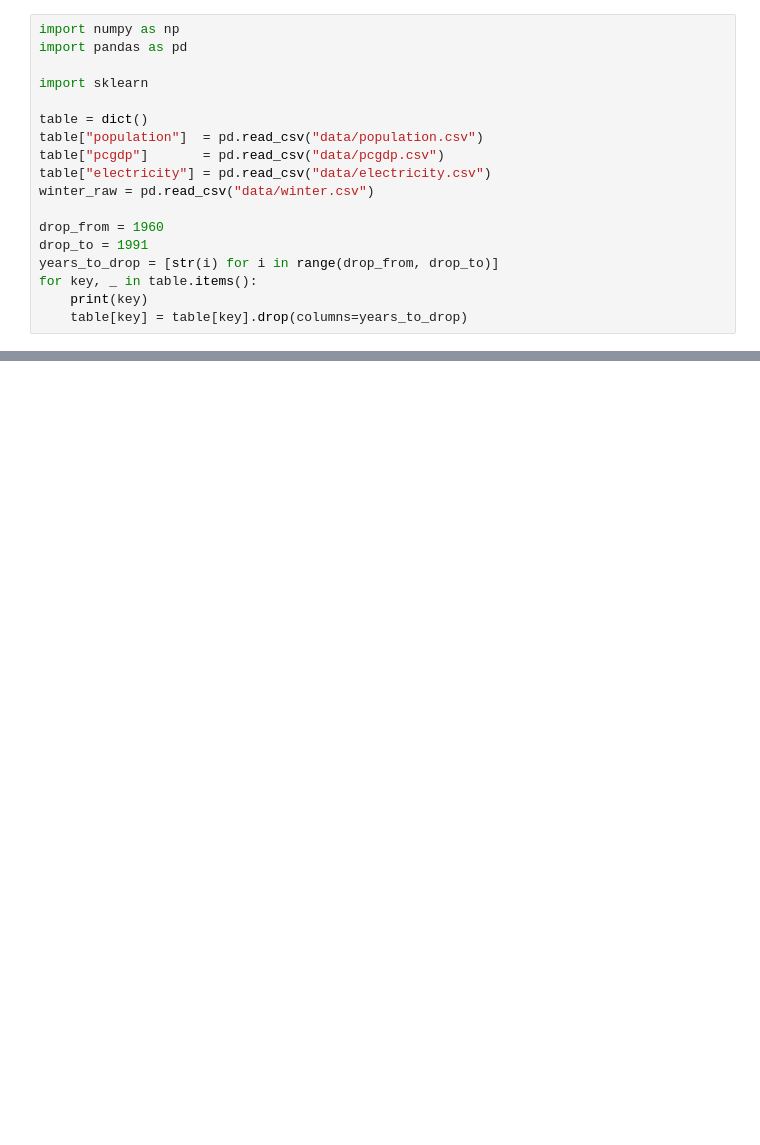
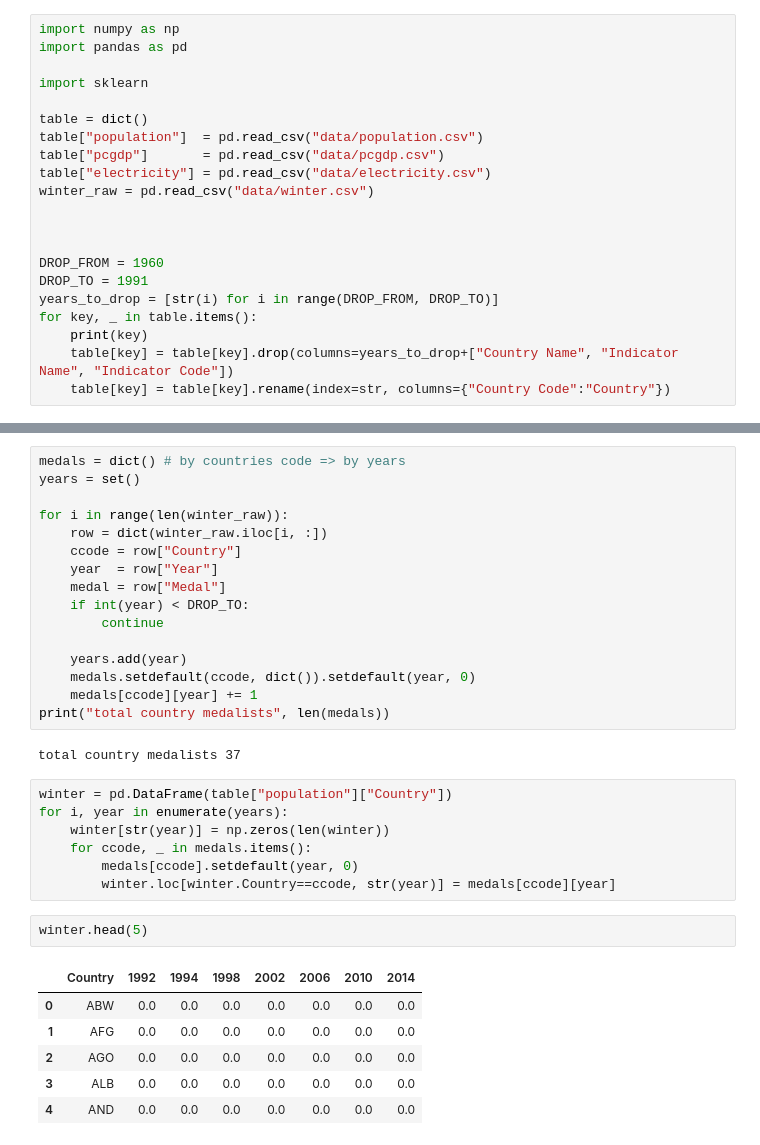
Before and after one commit to rustammm/economics-winter-olympics-stat, a Jupyter notebook: Untitled.ipynb, the cells around one changed output, grey strips where cells are left out. Saved outputs shown, nothing was run; the diff lists cells and outputs as text; blank space fills up the shorter version.

```diff
--- a/Untitled.ipynb
+++ b/Untitled.ipynb
@@ -10,9 +10,12 @@ table["pcgdp"]       = pd.read_csv("data/pcgdp.csv")
 table["electricity"] = pd.read_csv("data/electricity.csv")
 winter_raw = pd.read_csv("data/winter.csv")
 
-drop_from = 1960
-drop_to = 1991
-years_to_drop = [str(i) for i in range(drop_from, drop_to)]
+
+
+DROP_FROM = 1960
+DROP_TO = 1991
+years_to_drop = [str(i) for i in range(DROP_FROM, DROP_TO)]
 for key, _ in table.items():
     print(key)
-    table[key] = table[key].drop(columns=years_to_drop)
+    table[key] = table[key].drop(columns=years_to_drop+["Country Name", "Indicator Name", "Indicator Code"])
+    table[key] = table[key].rename(index=str, columns={"Country Code":"Country"})
@@ -30,0 +98,34 @@ table["electricity"].describe()
+# %%
+medals = dict() # by countries code => by years
+years = set()
+
+for i in range(len(winter_raw)):
+    row = dict(winter_raw.iloc[i, :])
+    ccode = row["Country"]
+    year  = row["Year"]
+    medal = row["Medal"]
+    if int(year) < DROP_TO:
+        continue
+
+    years.add(year)
+    medals.setdefault(ccode, dict()).setdefault(year, 0)
+    medals[ccode][year] += 1
+print("total country medalists", len(medals))
+# %% [output]
+total country medalists 37
+# %%
+winter = pd.DataFrame(table["population"]["Country"])
+for i, year in enumerate(years):
+    winter[str(year)] = np.zeros(len(winter))
+    for ccode, _ in medals.items():
+        medals[ccode].setdefault(year, 0)
+        winter.loc[winter.Country==ccode, str(year)] = medals[ccode][year]
+# %%
+winter.head(5)
+# %% [output]
+|  | Country | 1992 | 1994 | 1998 | 2002 | 2006 | 2010 | 2014 |
+| 0 | ABW | 0.0 | 0.0 | 0.0 | 0.0 | 0.0 | 0.0 | 0.0 |
+| 1 | AFG | 0.0 | 0.0 | 0.0 | 0.0 | 0.0 | 0.0 | 0.0 |
+| 2 | AGO | 0.0 | 0.0 | 0.0 | 0.0 | 0.0 | 0.0 | 0.0 |
+| 3 | ALB | 0.0 | 0.0 | 0.0 | 0.0 | 0.0 | 0.0 | 0.0 |
+| 4 | AND | 0.0 | 0.0 | 0.0 | 0.0 | 0.0 | 0.0 | 0.0 |
```
Also changed, not shown: parts of 9 cells of this notebook.
